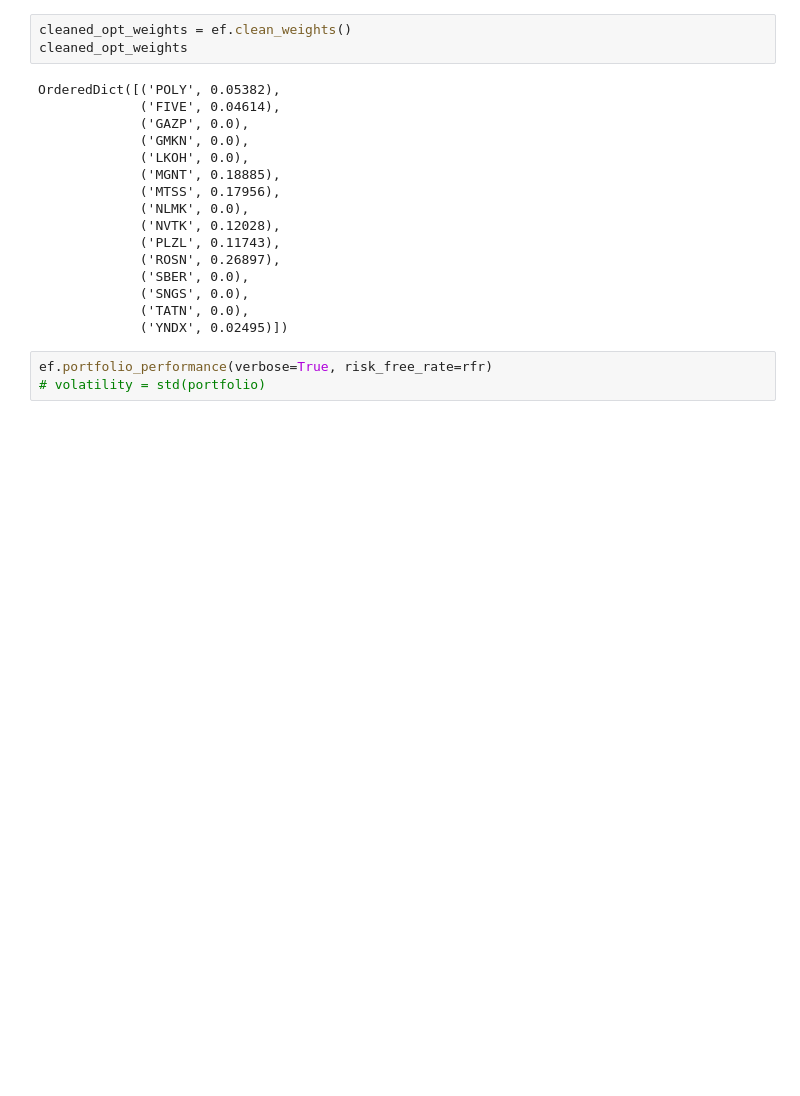
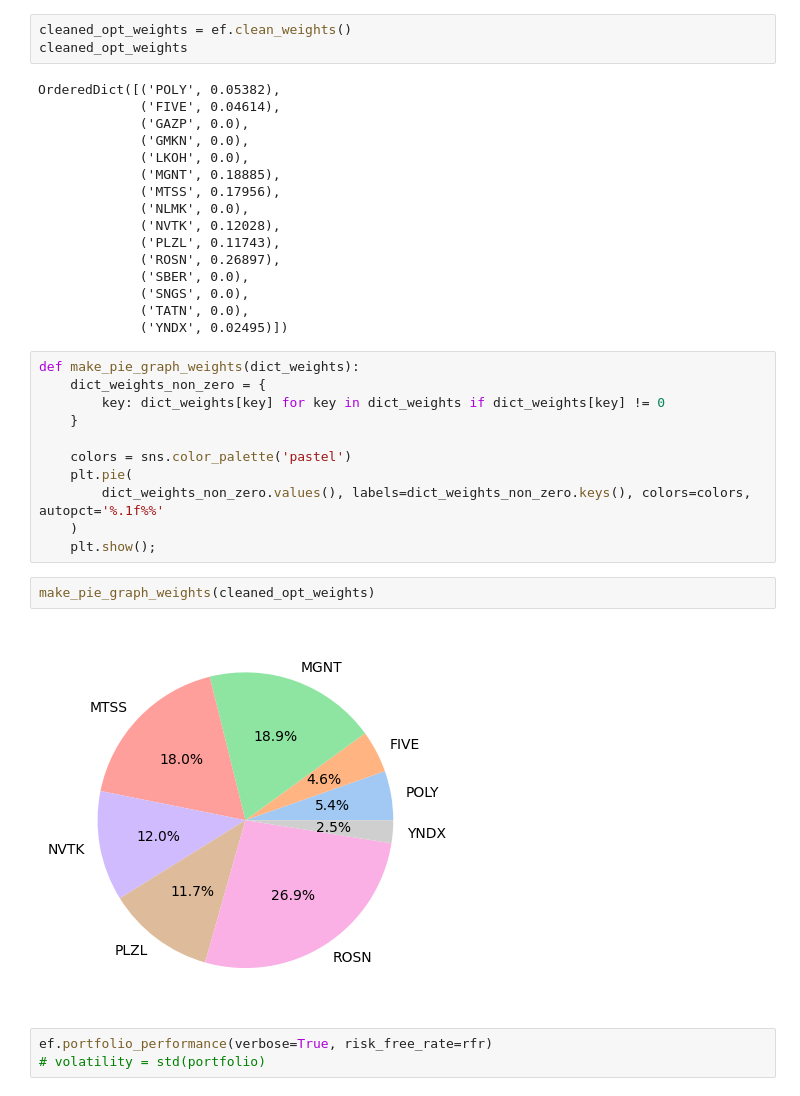
Before and after one commit to justniks/case_finance, a Jupyter notebook: portfolio_management.ipynb, the cells around one changed output. Saved outputs shown, nothing was run; the diff lists cells and outputs as text; blank space fills up the shorter version.

Commit message:
add pie graph

```diff
--- a/portfolio_management.ipynb
+++ b/portfolio_management.ipynb
@@ -454,6 +454,21 @@ OrderedDict([('POLY', 0.05382),
              ('SNGS', 0.0),
              ('TATN', 0.0),
              ('YNDX', 0.02495)])
+# %%
+def make_pie_graph_weights(dict_weights):
+    dict_weights_non_zero = {
+        key: dict_weights[key] for key in dict_weights if dict_weights[key] != 0
+    }
+
+    colors = sns.color_palette('pastel')
+    plt.pie(
+        dict_weights_non_zero.values(), labels=dict_weights_non_zero.keys(), colors=colors, autopct='%.1f%%'
+    )
+    plt.show();
+# %%
+make_pie_graph_weights(cleaned_opt_weights)
+# %% [output]
+[figure, added]
 # %%
 ef.portfolio_performance(verbose=True, risk_free_rate=rfr)
 # volatility = std(portfolio)
```
